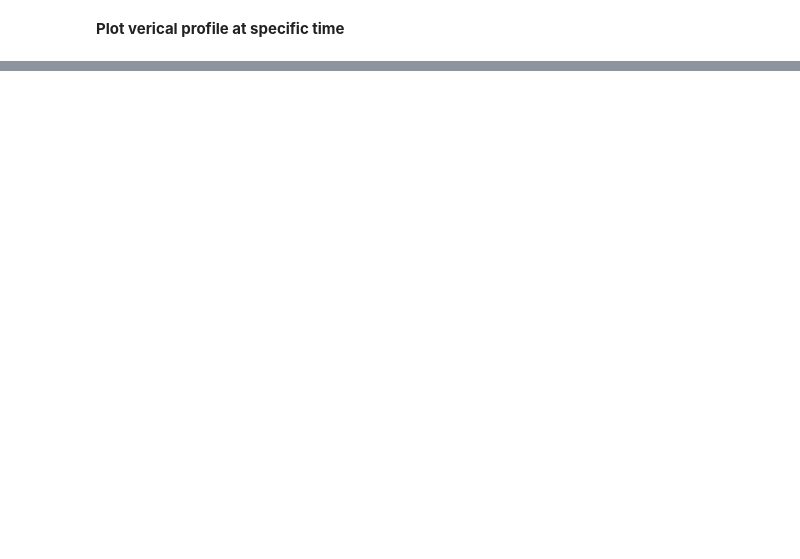
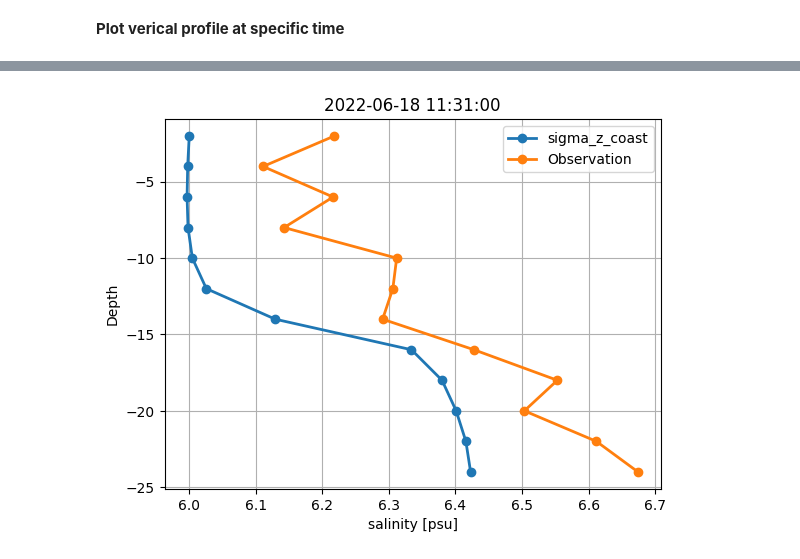
Before and after one commit to DHI/modelskill, a Jupyter notebook: notebooks/vertical_skill.ipynb, the cells around one changed output, grey strips where cells are left out. Cells and saved outputs as stored; diff of their text form; code cells hidden in the pictures; blank space fills up the shorter version.

```diff
--- a/notebooks/vertical_skill.ipynb
+++ b/notebooks/vertical_skill.ipynb
@@ -90,0 +147,4 @@ ax.grid(True)
+# %%
+ax = cmp.vertical.plot.profile(time=6)
+# %% [output]
+[figure, added]
```
Also changed, not shown: parts of 19 cells of this notebook, 3 other files.
